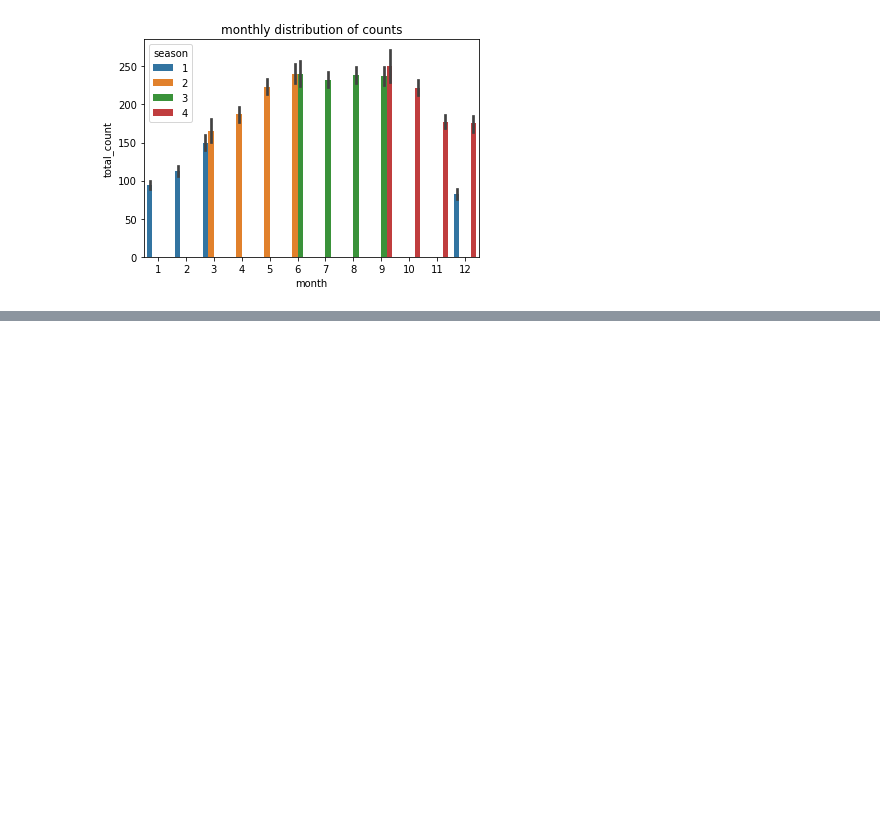
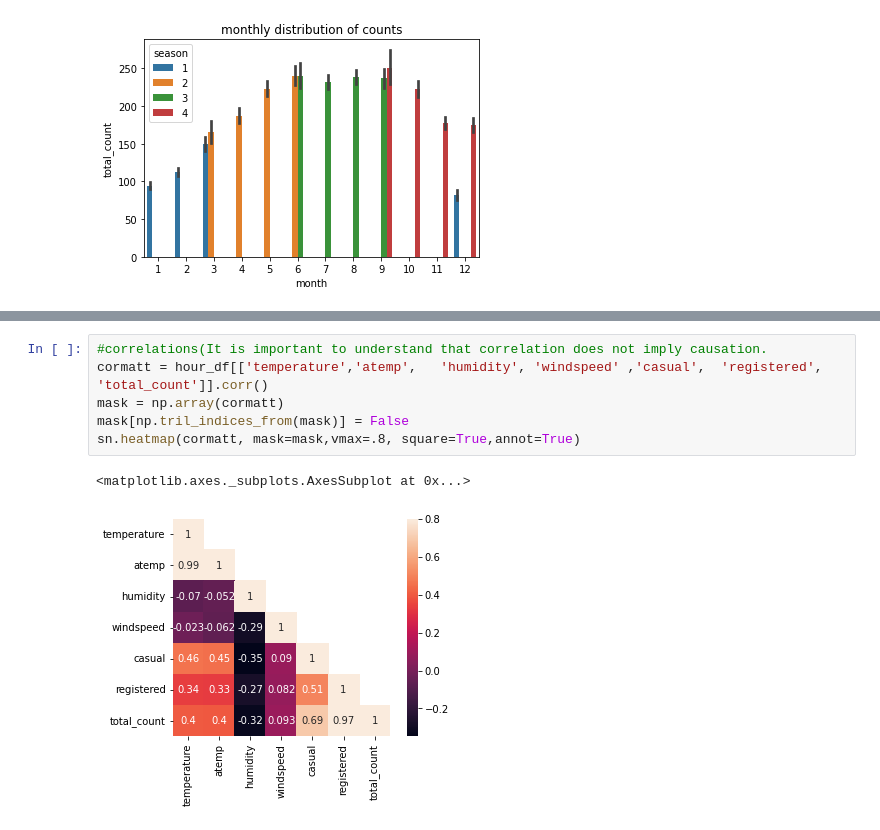
Before and after one commit to Gurudevasura/Analyzing_Bike_sharing_Trends, a Jupyter notebook: Copy_of_Analyzing_Bike_sharing_Trends.ipynb, the cells around one changed output, grey strips where cells are left out. Cells and saved outputs as stored; diff of their text form; blank space fills up the shorter version.

```diff
--- a/Copy_of_Analyzing_Bike_sharing_Trends.ipynb
+++ b/Copy_of_Analyzing_Bike_sharing_Trends.ipynb
@@ -57,0 +72,9 @@ ax.set(title="monthly distribution of counts")
+# %%
+#correlations(It is important to understand that correlation does not imply causation.
+cormatt = hour_df[['temperature','atemp',	'humidity',	'windspeed'	,'casual',	'registered',	'total_count']].corr()
+mask = np.array(cormatt)
+mask[np.tril_indices_from(mask)] = False
+sn.heatmap(cormatt, mask=mask,vmax=.8, square=True,annot=True)
+# %% [output]
+<matplotlib.axes._subplots.AxesSubplot at 0x...>
+[figure, added]
```
Also changed, not shown: parts of 4 cells of this notebook.
